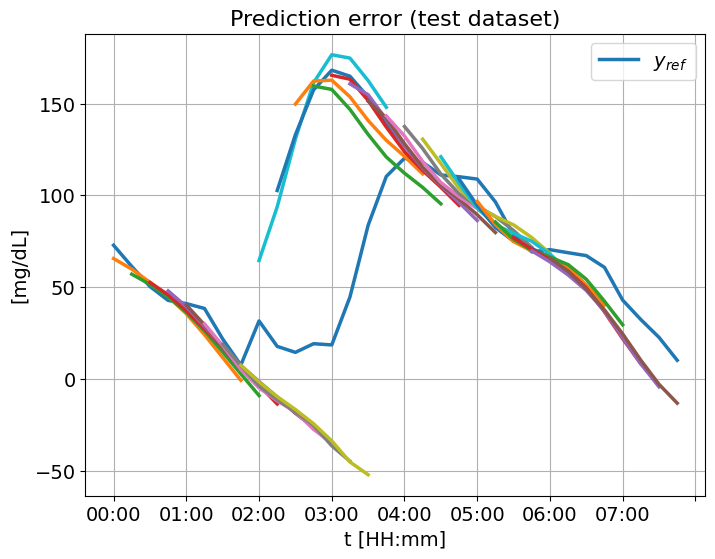
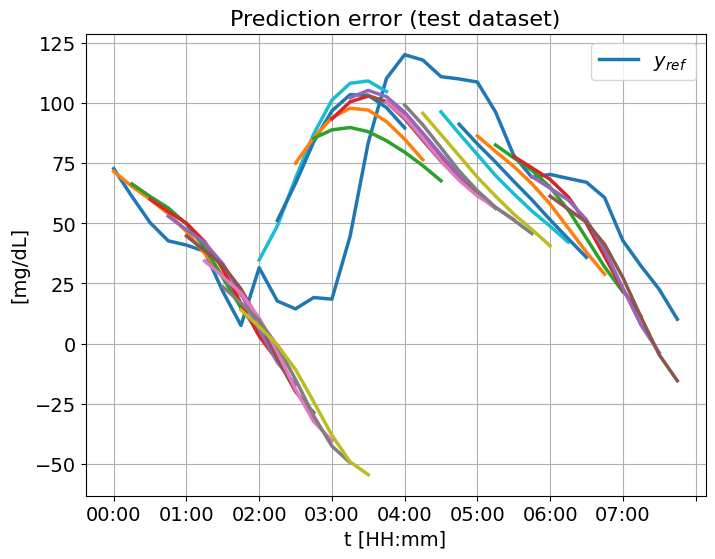
The notebook cell's code change between the first figure and the second:
--- before
+++ after
@@ -18,4 +18,5 @@
 
 
+# time = [i for i in range(len(yplot))]
 time = [i*test_dataset["downsample"] for i in range(len(yplot))]
 timediv = np.divmod(time, np.array((60,)))
@@ -26,5 +27,5 @@
 T = ['{:02d}:{:02d}'.format(int(hours[i]) % 24,  int(minutes[i])) for i in range(len(timediv[0]))]
 
-print(T)
+# print(T)
 
 plt.rcParams.update({'figure.figsize': [8, 6]})
@@ -34,6 +35,8 @@
 fig, ax = plt.subplots()
 ax.plot(T, yplot.cpu().numpy(), linewidth=2.5, label="$y_{ref}$")
+# ax.plot(time, yplot.cpu().numpy(), linewidth=2.5, label="$y_{ref}$")
 for i in range(0, len(ym)):
     ax.plot(T[i:i+8], ym[i], linewidth=2.5)
+    # ax.plot(time[i:i+8], ym[i], linewidth=2.5)
 
 ax.set_title("Prediction of Neural Correction")

Commit: plots for multistep predictions